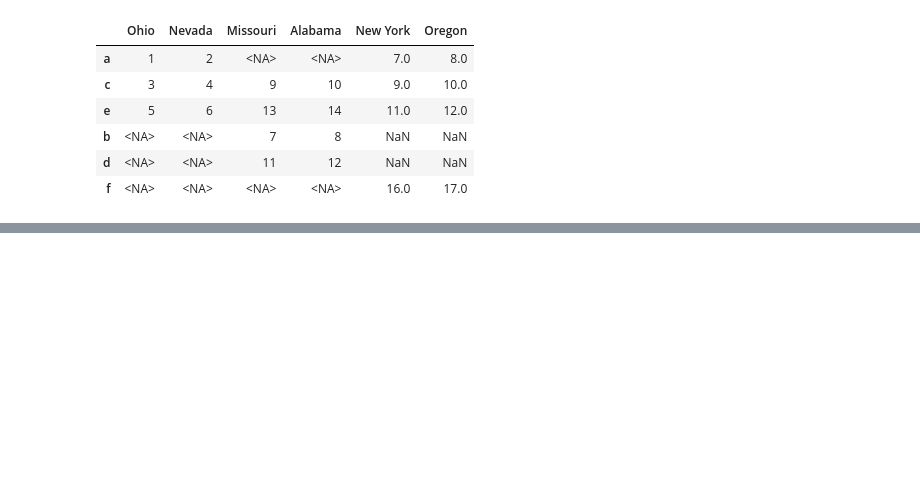
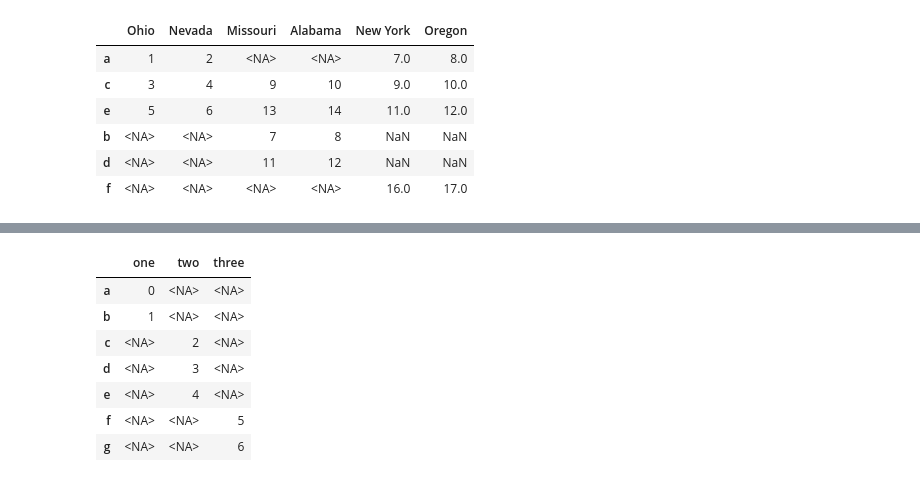
Before and after one commit to f-ckyou/pandas, a Jupyter notebook: pd-8/2_combining_and_merging_datasets.ipynb, the cells around one changed output, grey strips where cells are left out. Cells and saved outputs as stored; diff of their text form; code cells hidden in the pictures; blank space fills up the shorter version.

```diff
--- a/pd-8/2_combining_and_merging_datasets.ipynb
+++ b/pd-8/2_combining_and_merging_datasets.ipynb
@@ -527,0 +659,12 @@ left2.join([right2, another], how="outer")
+# %%
+# in the case of combining Series along axis="columns", the keys become the DataFrame headers
+pd.concat([s1, s2, s3], axis="columns", keys=["one", "two", "three"])
+# %% [output]
+|  | one | two | three |
+| a | 0 | <NA> | <NA> |
+| b | 1 | <NA> | <NA> |
+| c | <NA> | 2 | <NA> |
+| d | <NA> | 3 | <NA> |
+| e | <NA> | 4 | <NA> |
+| f | <NA> | <NA> | 5 |
+| g | <NA> | <NA> | 6 |
```
Also changed, not shown: parts of 23 cells of this notebook.
